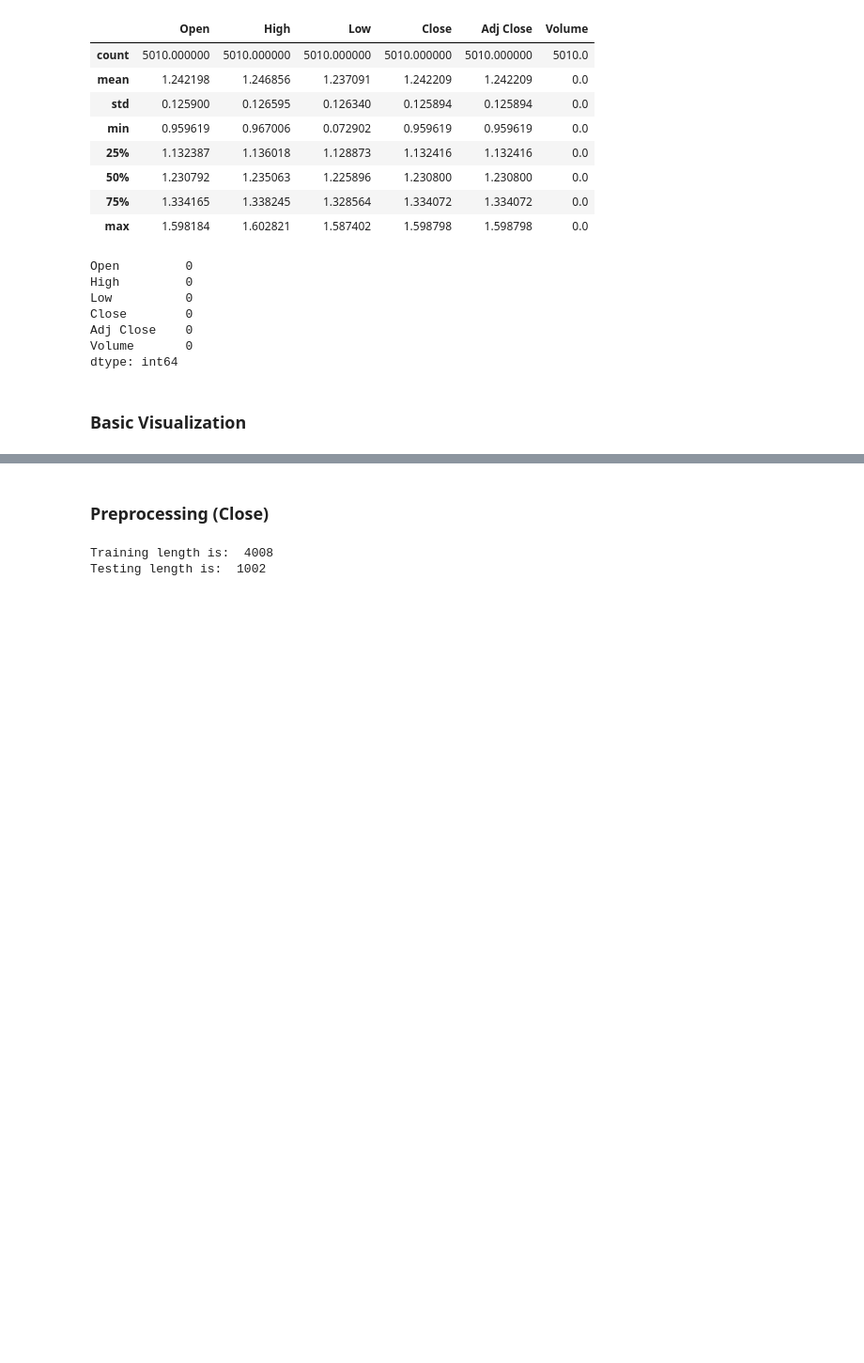
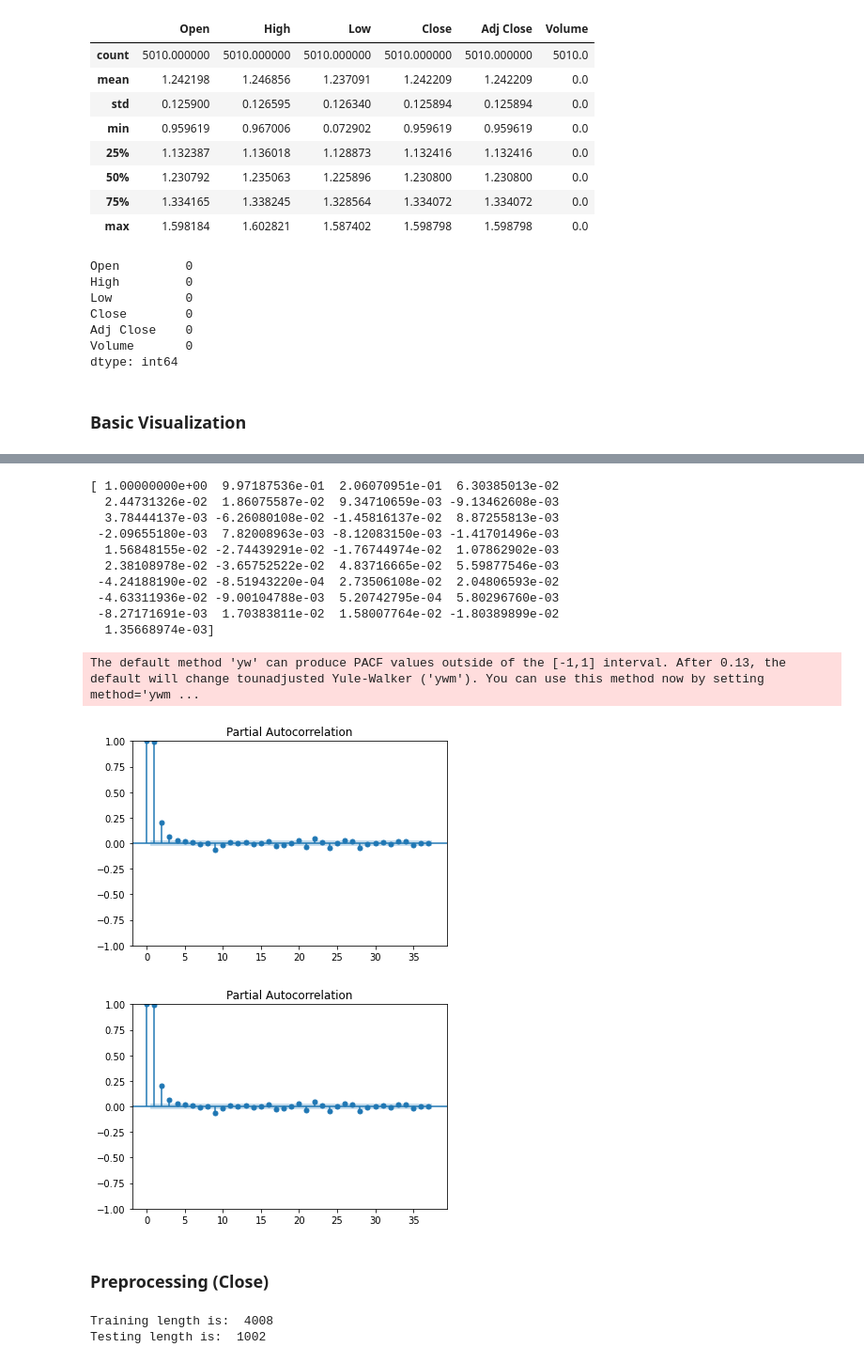
Before and after one commit to RishabhSpark/Foreign-Exchange-Value-Prediction, a Jupyter notebook: EUR-USD.ipynb, the cells around one changed output, grey strips where cells are left out. Shown at 94% size. Drawn from its saved outputs; the diff is of its cells as text; code cells hidden in the pictures; blank space fills up the shorter version.

```diff
--- a/EUR-USD.ipynb
+++ b/EUR-USD.ipynb
@@ -127,3 +177,21 @@ for col in columns:
+# %%
+pacf_values = pacf(df['Open'])
+print(pacf_values)
+plot_pacf(df['Open'])
+# %% [output]
+[ 1.00000000e+00  9.97187536e-01  2.06070951e-01  6.30385013e-02
+  2.44731326e-02  1.86075587e-02  9.34710659e-03 -9.13462608e-03
+  3.78444137e-03 -6.26080108e-02 -1.45816137e-02  8.87255813e-03
+ -2.09655180e-03  7.82008963e-03 -8.12083150e-03 -1.41701496e-03
+  1.56848155e-02 -2.74439291e-02 -1.76744974e-02  1.07862902e-03
+  2.38108978e-02 -3.65752522e-02  4.83716665e-02  5.59877546e-03
+ -4.24188190e-02 -8.51943220e-04  2.73506108e-02  2.04806593e-02
+ -4.63311936e-02 -9.00104788e-03  5.20742795e-04  5.80296760e-03
+ -8.27171691e-03  1.70383811e-02  1.58007764e-02 -1.80389899e-02
+  1.35668974e-03]
+The default method 'yw' can produce PACF values outside of the [-1,1] interval. After 0.13, the default will change tounadjusted Yule-Walker ('ywm'). You can use this method now by setting method='ywm ...
+[figure, added]
+[figure, added]
 # %% [markdown]
 ### Preprocessing (Close)
 # %%
```
Also changed, not shown: parts of 11 cells of this notebook, 1 other file.
